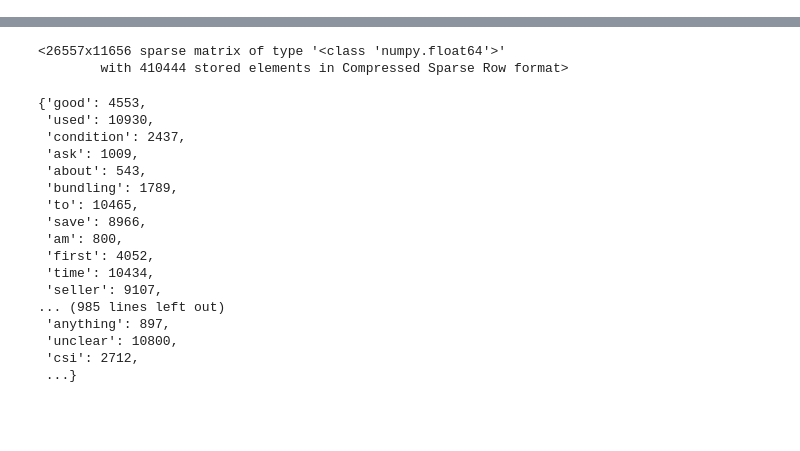
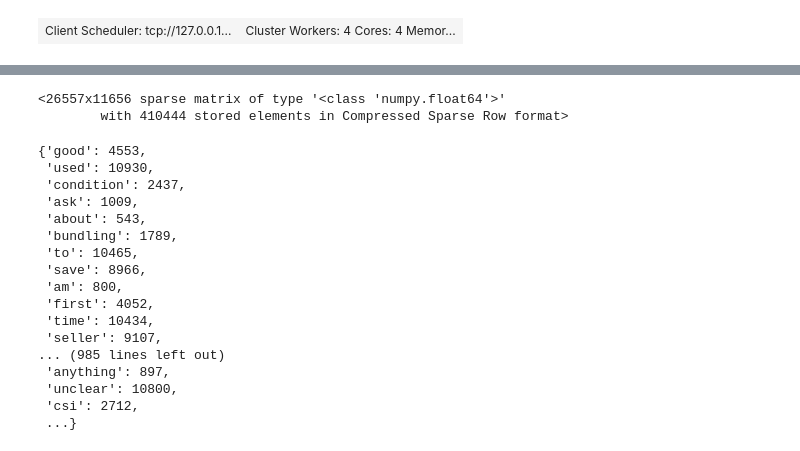
Before and after one commit to ericson-cepeda/springboard-capstone-project, a Jupyter notebook: capstone_project/capstone_analysis.ipynb, the cells around one changed output, grey strips where cells are left out. Drawn from its saved outputs; the diff is of its cells as text; code cells hidden in the pictures; blank space fills up the shorter version.

```diff
--- a/capstone_project/capstone_analysis.ipynb
+++ b/capstone_project/capstone_analysis.ipynb
@@ -0,0 +1,9 @@
+# %%
+from dask.distributed import Client, LocalCluster, progress
+import dask.dataframe as dd
+
+cluster = LocalCluster()
+c = Client(cluster) #Client('dask-scheduler:8786')
+c
+# %% [output]
+| Client Scheduler: tcp://127.0.0.1... | Cluster Workers: 4 Cores: 4 Memor... |
```
Also changed, not shown: parts of 7 cells of this notebook, 2 other files.
